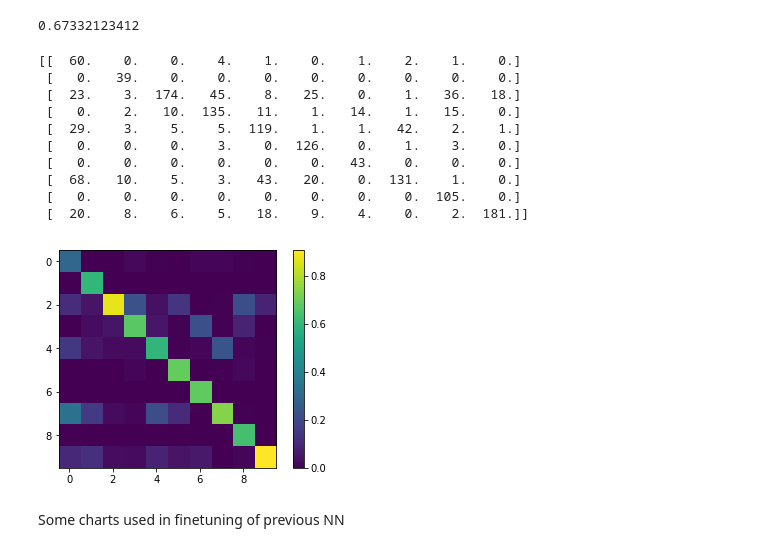
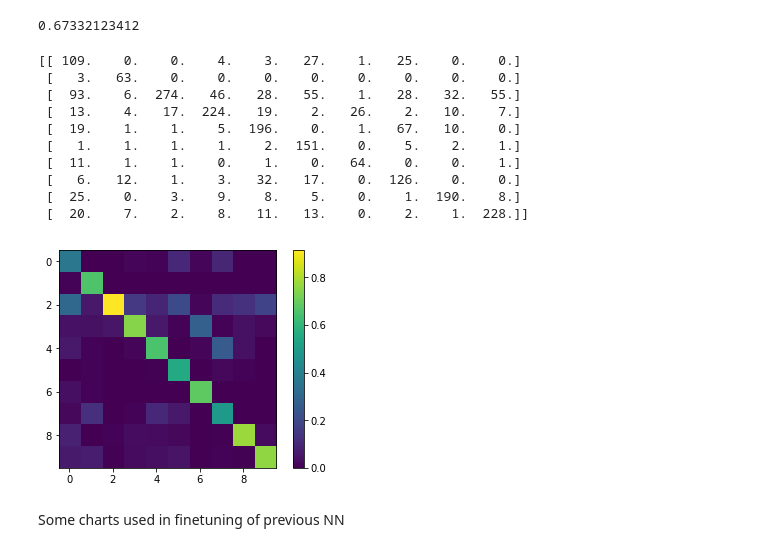
Before and after one commit to dthiem/Sound-Recognition, a Jupyter notebook: Keras.ipynb, the cells around one changed output. Drawn from its saved outputs; the diff is of its cells as text; code cells hidden in the pictures.

```diff
--- a/Keras.ipynb
+++ b/Keras.ipynb
@@ -230,3 +282,32 @@ def split (splitStep, *data):
+# %%
+## prints score and accuracy matrix for whole dataset or for given folds
+def getScores(*data):
+    scores = np.zeros((10,10))
+    with h5py.File("wholeTracks.hdf5") as f:
+        grps = []
+        ## prepare folds to print scores for
+        if not data:
+            for grp in f:
+                grps.append(f[grp])
+        else:
+            if type(data[0]) is list:
+                for fold in data[0]:
+                    grps.append(f['fold' + str(fold)])
+            else:
+                for fold in data:
+                    grps.append(f['fold' + str(fold)])
+
+        for grp in grps:
+            for clip in grp.keys():
+                clip = grp[clip]
+
+                scores[clip.attrs['predicted'],clip.attrs['class']] += 1
+
+
+
+    ## returns confusion matrix (where rows are predicted classes and columns are actuall classes)
+    ## as well as accuracy
+    return scores, scores.trace()/scores.sum()
 # %%
 ## OUTDATED - REPLACED BY HDF5
 ## KEPT JUST IN CASE, TO BE DELETED
@@ -438,25 +521,26 @@ print accuracy
 # %%
 from sklearn.preprocessing import normalize
 
 ## print scores and graphic version
 ## confusion matrix, x - actual class, y - predicted class
+scores = getScores(8,9,10)[0]
 print scores
 normscores =normalize(scores,norm='l1' ,axis=0)
 plt.imshow(normscores)
 plt.colorbar()
 plt.show()
 # %% [output]
-[[  60.    0.    0.    4.    1.    0.    1.    2.    1.    0.]
- [   0.   39.    0.    0.    0.    0.    0.    0.    0.    0.]
- [  23.    3.  174.   45.    8.   25.    0.    1.   36.   18.]
- [   0.    2.   10.  135.   11.    1.   14.    1.   15.    0.]
- [  29.    3.    5.    5.  119.    1.    1.   42.    2.    1.]
- [   0.    0.    0.    3.    0.  126.    0.    1.    3.    0.]
- [   0.    0.    0.    0.    0.    0.   43.    0.    0.    0.]
- [  68.   10.    5.    3.   43.   20.    0.  131.    1.    0.]
- [   0.    0.    0.    0.    0.    0.    0.    0.  105.    0.]
- [  20.    8.    6.    5.   18.    9.    4.    0.    2.  181.]]
+[[ 109.    0.    0.    4.    3.   27.    1.   25.    0.    0.]
+ [   3.   63.    0.    0.    0.    0.    0.    0.    0.    0.]
+ [  93.    6.  274.   46.   28.   55.    1.   28.   32.   55.]
+ [  13.    4.   17.  224.   19.    2.   26.    2.   10.    7.]
+ [  19.    1.    1.    5.  196.    0.    1.   67.   10.    0.]
+ [   1.    1.    1.    1.    2.  151.    0.    5.    2.    1.]
+ [  11.    1.    1.    0.    1.    0.   64.    0.    0.    1.]
+ [   6.   12.    1.    3.   32.   17.    0.  126.    0.    0.]
+ [  25.    0.    3.    9.    8.    5.    0.    1.  190.    8.]
+ [  20.    7.    2.    8.   11.   13.    0.    2.    1.  228.]]
-[figure, old version]
+[figure, new version]
 # %% [markdown]
 Some charts used in finetuning of previous NN
 # %%
```
Also changed, not shown: parts of 3 cells of this notebook.
